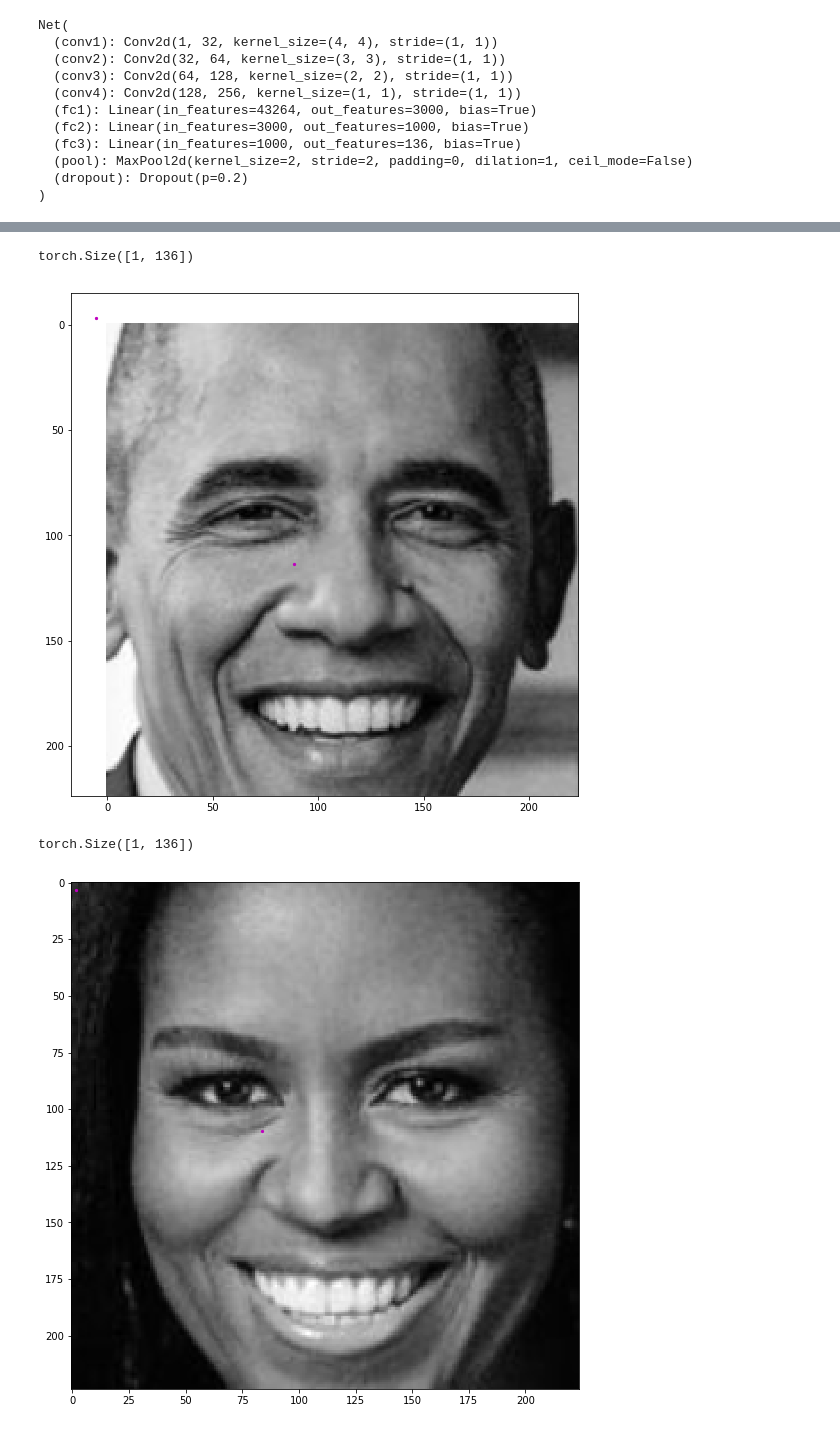
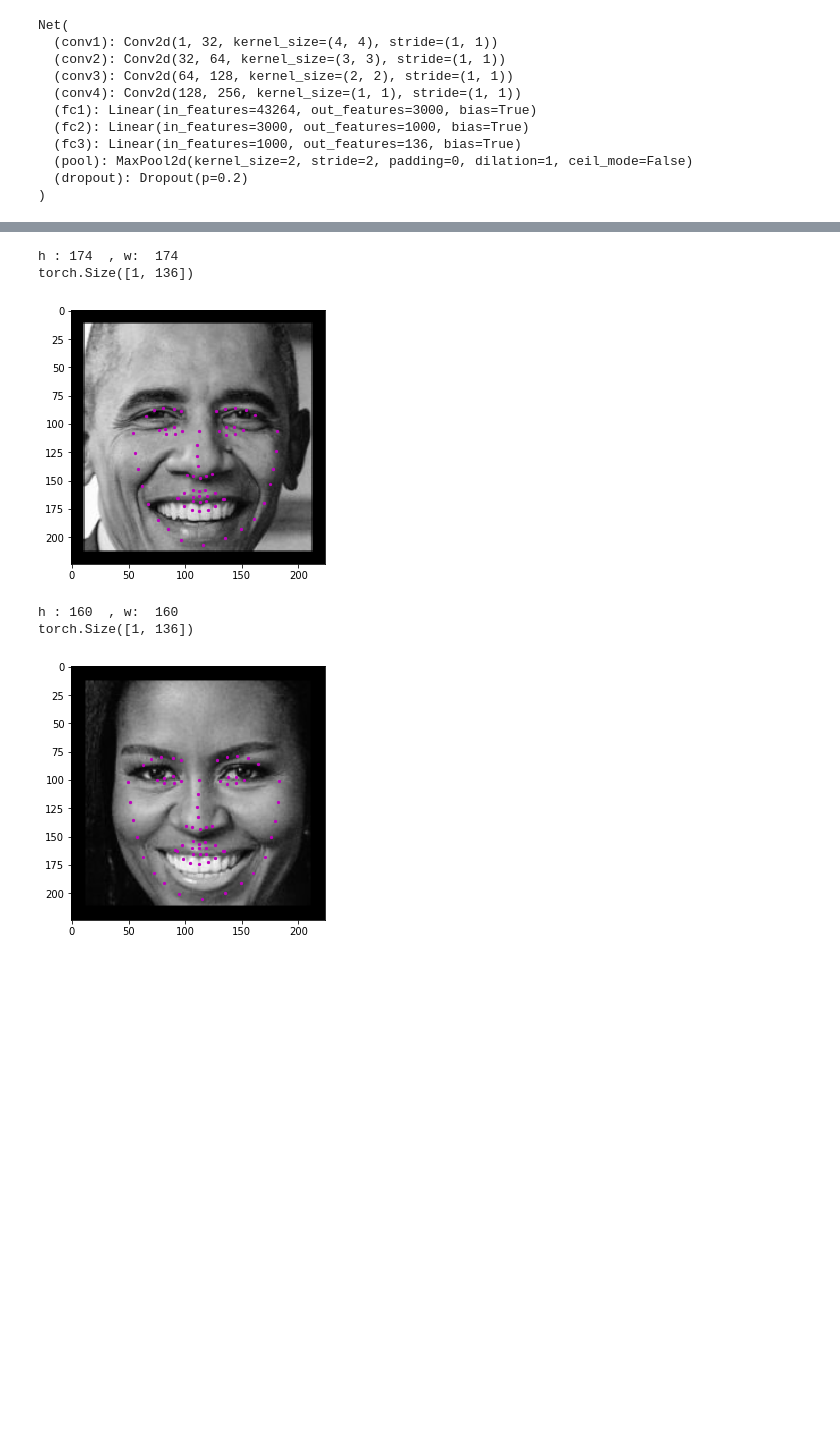
Before and after one commit to SuHamza/CVND_Exercises, a Jupyter notebook: P1_Facial Keypoints Detection/3. Facial Keypoint Detection, Complete Pipeline.ipynb, the cells around one changed output, grey strips where cells are left out. Saved outputs shown, nothing was run; the diff lists cells and outputs as text; code cells hidden in the pictures; blank space fills up the shorter version.

```diff
--- a/P1_Facial Keypoints Detection/3. Facial Keypoint Detection, Complete Pipeline.ipynb
+++ b/P1_Facial Keypoints Detection/3. Facial Keypoint Detection, Complete Pipeline.ipynb
@@ -126,7 +126,7 @@ def show_all_keypoints(image, predicted_key_pts, gt_pts=None):
     """Show image with predicted keypoints"""
     # image is grayscale
     plt.imshow(image, cmap='gray')
-    plt.scatter(predicted_key_pts[:, 0], predicted_key_pts[:, 1], s=20, marker='.', c='m')
+    plt.scatter(predicted_key_pts[0][:, 0], predicted_key_pts[0][:, 1], s=20, marker='.', c='m')
     # plot ground truth points as green pts
     if gt_pts is not None:
         plt.scatter(gt_pts[:, 0], gt_pts[:, 1], s=20, marker='.', c='g')
@@ -134,7 +134,7 @@ def show_all_keypoints(image, predicted_key_pts, gt_pts=None):
 # visualize the output
 def visualize_output(test_image, test_output, index, gt_pts=None):
 
-    plt.figure(figsize=(20,10))
+    plt.figure(figsize=(10,10))
     ax = plt.subplot(1, 2, index+1)
 
     # un-transform the image data
@@ -148,8 +148,8 @@ def visualize_output(test_image, test_output, index, gt_pts=None):
     predicted_key_pts = predicted_key_pts.numpy()
 
     # undo normalization of keypoints
-    predicted_key_pts = predicted_key_pts*75.0+75 #50.0+100
-
+    predicted_key_pts = predicted_key_pts*50.0+100 #75.0+75
+    #print(predicted_key_pts)
     # plot ground truth points for comparison, if they exist
     ground_truth_pts = None
     if gt_pts is not None:
@@ -169,36 +169,43 @@ image_copy = np.copy(image)
 for i, (x,y,w,h) in enumerate(faces):
 
     # Select the region of interest that is the face in the image
+#     h = int(1.5*h)
+#     w = int(1.5*w)
+    print('h :', h, ' , w: ', w)
     roi = image_copy[y:y+h, x:x+w]
-
+    # Add padding
+    roi = cv2.copyMakeBorder(roi,10,10,10,10,cv2.BORDER_CONSTANT,value=1)
     ## TODO: Convert the face region from RGB to grayscale
     roi = cv2.cvtColor(roi, cv2.COLOR_RGB2GRAY)
     ## TODO: Normalize the grayscale image so that its color range falls in [0,1] instead of [0,255]
     roi = roi/255.0
     ## TODO: Rescale the detected face to be the expected square size for your CNN (224x224, suggested)
     roi = cv2.resize(roi, (224, 224))
 
     ## TODO: Reshape the numpy image shape (H x W x C) into a torch image shape (C x H x W)
     # if image has no grayscale color channel, add one
     if(len(roi.shape) == 2):
         # add that third color dim
         roi = roi.reshape(roi.shape[0], roi.shape[1], 1)
     roi = torch.from_numpy(roi.transpose((2, 0, 1)))
     ## TODO: Make facial keypoint predictions using your loaded, trained network
     # Convert ROI images to FloatTensors
     img = roi.type(torch.FloatTensor)
     img = img.unsqueeze_(0)
 
     # Forward pass to get net output
     output_pts = net(img)
     print(output_pts.size())
+    #print(output_pts)
     # reshape to batch_size x 68 x 2 pts
     output_pts = output_pts.view(output_pts.size()[0], 68, -1)
 
     ## TODO: Display each detected face and the corresponding keypoints
     visualize_output(roi, output_pts, i)
 # %% [output]
+h : 174  , w:  174
 torch.Size([1, 136])
-[figure, old version]
+[figure, new version]
+h : 160  , w:  160
 torch.Size([1, 136])
-[figure, old version]
+[figure, new version]
```
Also changed, not shown: parts of 1 cell of this notebook.
